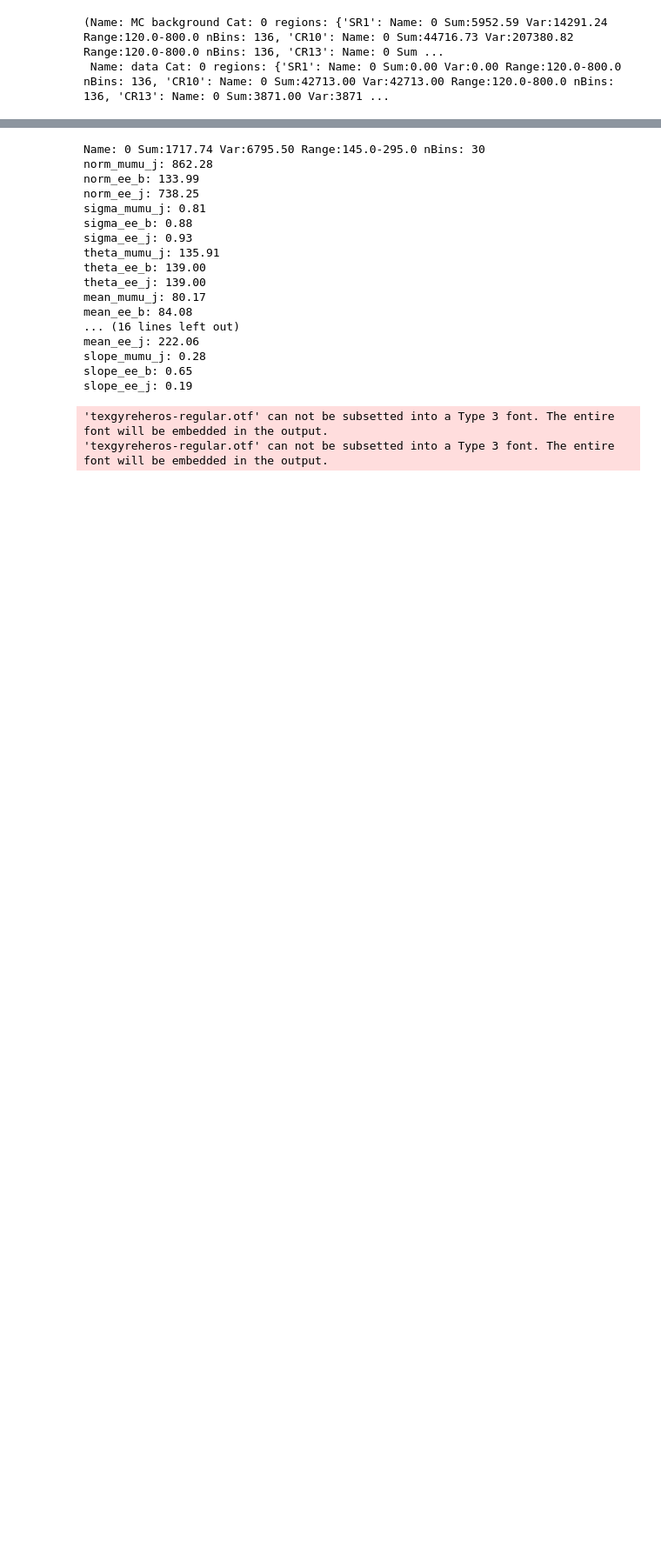
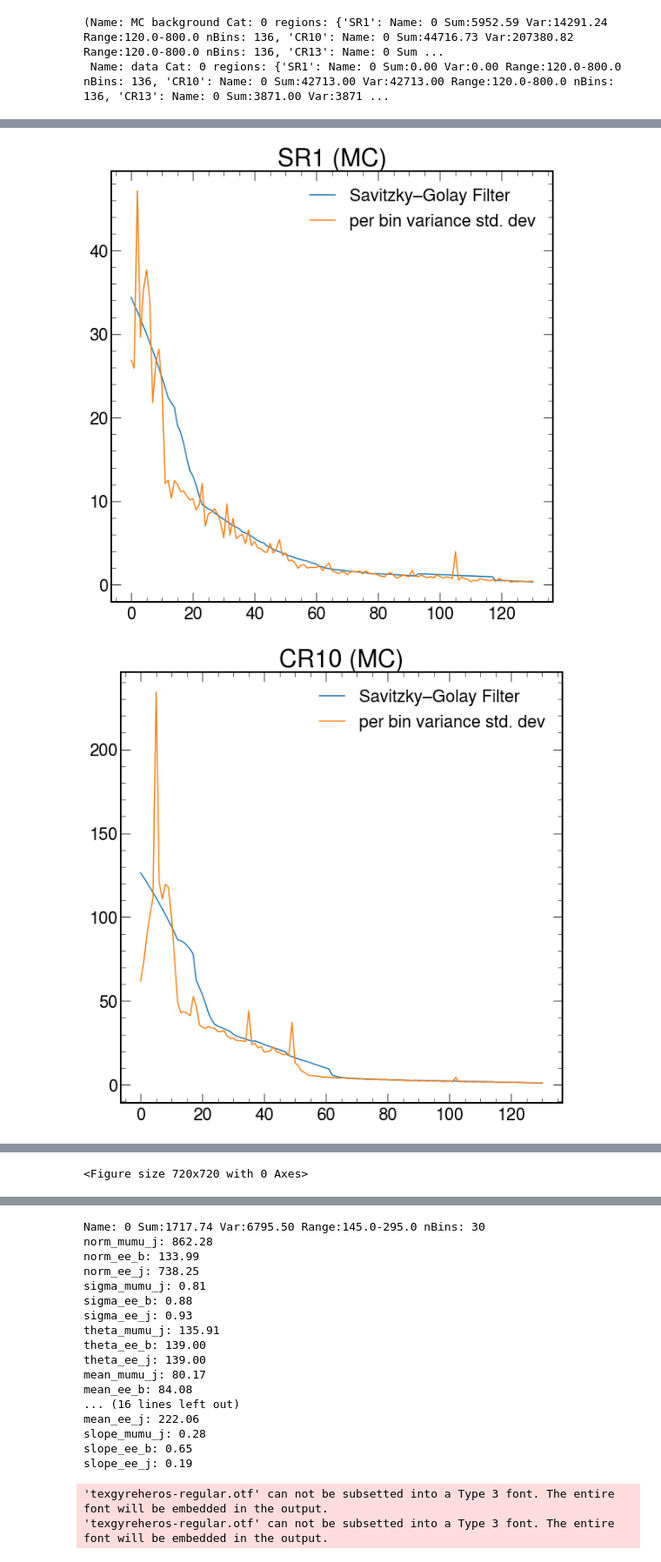
Before and after one commit to rymuelle/log_norm_fit_zprime, a Jupyter notebook: fitting_regions.ipynb, the cells around one changed output, grey strips where cells are left out. Shown at 87% size. Saved outputs shown, nothing was run; the diff lists cells and outputs as text; code cells hidden in the pictures; blank space fills up the shorter version.

Commit message:
sv filter for stdev works great

```diff
--- a/fitting_regions.ipynb
+++ b/fitting_regions.ipynb
@@ -347,8 +386,6 @@ def make_fit(sample):
     with open("output/plt_stats_{}_{}_{}.txt".format(fit.name,sample.name,era), 'w') as f:
         f.write(repr(fit))
         f.write(repr(param_dict))
-# %%
-era = "16-18"
 # %%
-make_fit(bckground)
+make_fit(bckground,savgol=savgol)
 # %% [output]
@@ -361,0 +399,12 @@ make_fit(data)
+# %%
+for reg in bckground.regions_range:
+    plt.plot(bckground.regions_range[reg].stdev(savgol=savgol), label="Savitzky–Golay Filter")
+    plt.plot(bckground.regions_range[reg].stdev(), label="per bin variance std. dev")
+    plt.title("{} (MC)".format(reg))
+    plt.legend()
+    plt.savefig("output/stddev_smoothing_{}_{}.png".format(era,reg))
+    plt.show()
+    plt.clf()
+# %% [output]
+[figure, added]
+[figure, added]
@@ -361,0 +417 @@ make_fit(data)
+<Figure size 720x720 with 0 Axes>
```
Also changed, not shown: parts of 14 cells of this notebook.
